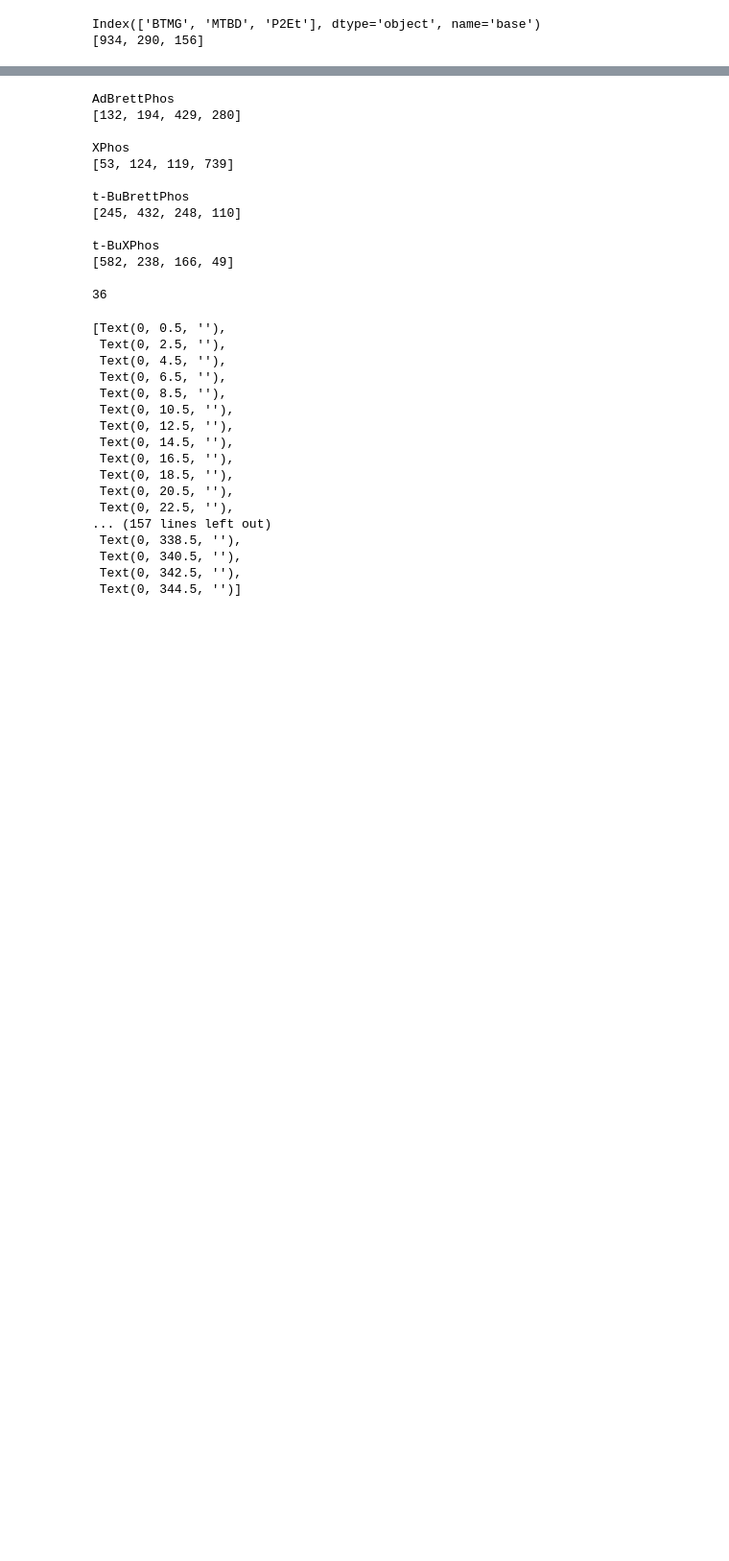
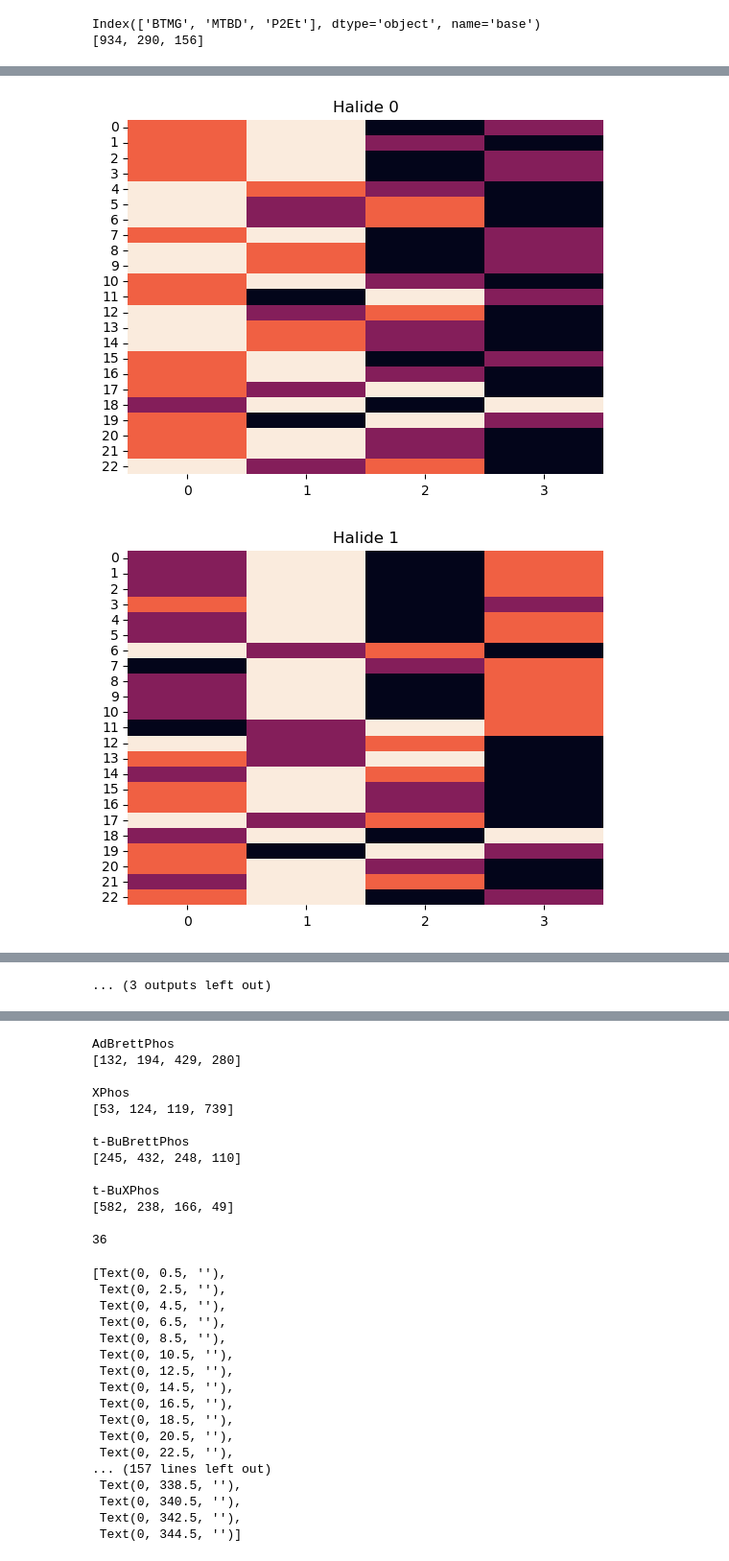
Before and after one commit to ZimmermanGroup/LabelRanking, a Jupyter notebook: doyle_analysis.ipynb, the cells around one changed output, grey strips where cells are left out. Shown at 96% size. Drawn from its saved outputs; the diff is of its cells as text; code cells hidden in the pictures; blank space fills up the shorter version.

```diff
--- a/doyle_analysis.ipynb
+++ b/doyle_analysis.ipynb
@@ -630,0 +688,22 @@ Index(['BTMG', 'MTBD', 'P2Et'], dtype='object', name='base')
+# %%
+from collections import Counter
+for i, halide in enumerate(sub_df["aryl_halide"].unique()) :
+    halide_sub_df = sub_df[sub_df["aryl_halide"]==halide]
+    rank_array = yield_to_ranking(
+        pd.pivot_table(
+            halide_sub_df,
+            values="yield",
+            index=["additive"],
+            columns=["ligand", "base"],
+        ).to_numpy()
+    )
+    # print(rank_array.shape)
+    # print(f"Halide {i} ({halide})")
+    # print(Counter(np.argmin(rank_array, axis=1)))
+    # print()
+    sns.heatmap(rank_array, cbar=False)
+    plt.title(f"Halide {i}")
+    plt.show()
+# %% [output]
+[figure, added]
+[figure, added]
@@ -630,0 +720 @@ Index(['BTMG', 'MTBD', 'P2Et'], dtype='object', name='base')
+... (3 outputs left out)
```
Also changed, not shown: parts of 13 cells of this notebook, 3 other files.
